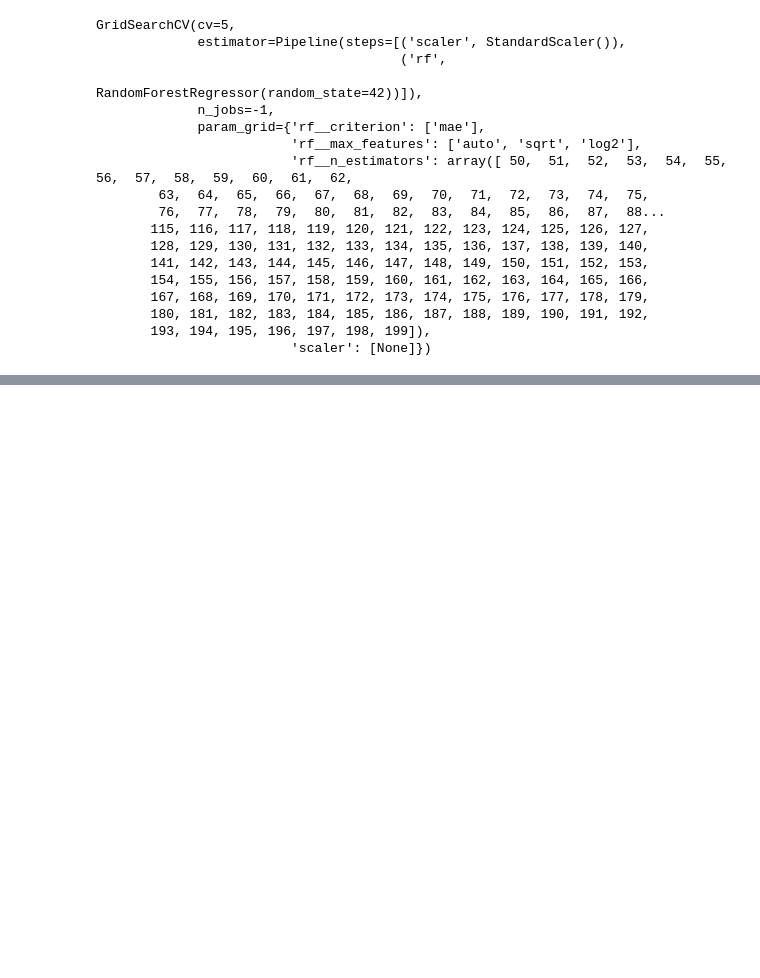
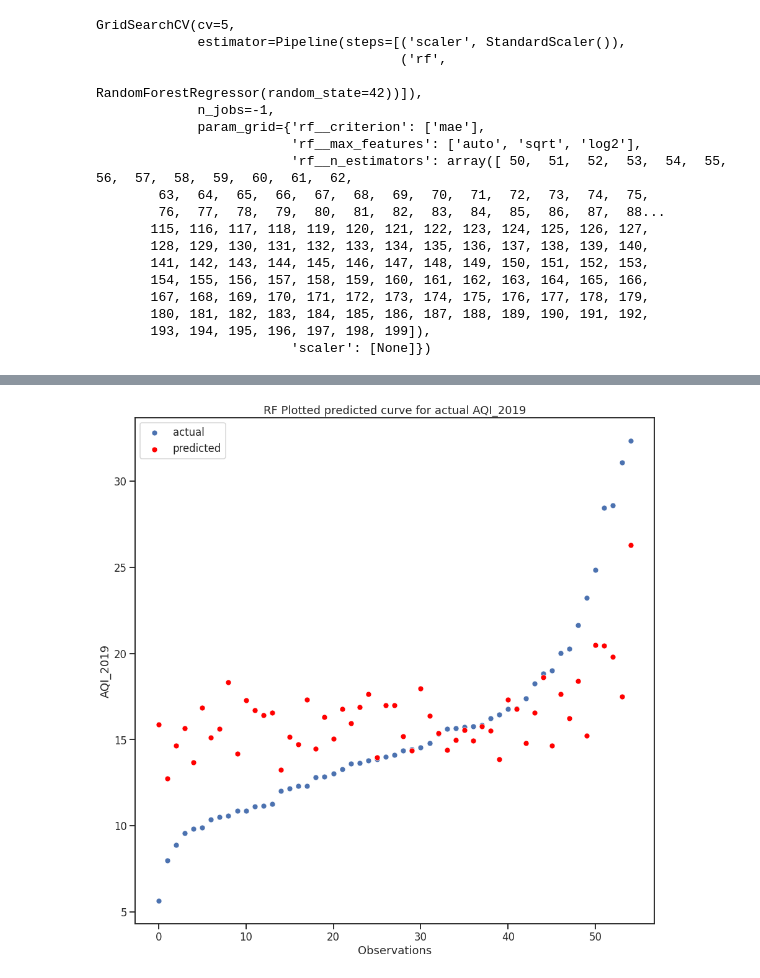
Before and after one commit to willkchan/Pollution-Forecast, a Jupyter notebook: notebooks/modeling/Modeling_1_b.ipynb, the cells around one changed output, grey strips where cells are left out. Cells and saved outputs as stored; diff of their text form; code cells hidden in the pictures; blank space fills up the shorter version.

```diff
--- a/notebooks/modeling/Modeling_1_b.ipynb
+++ b/notebooks/modeling/Modeling_1_b.ipynb
@@ -125,0 +217,3 @@ rf_grid.best_params_
+# %%
+y_test_sorted = y_test.sort_values(by='AQI_2019')
+y_test_sorted[:10]
@@ -125,0 +232,5 @@ rf_grid.best_params_
+# %%
+rf_y_pred = rf_best.predict(X_test)
+rf_y_pred = pd.DataFrame({'AQI_2019':rf_y_pred.tolist()}, index=y_test.index)
+rf_y_pred = rf_y_pred.reindex(index=y_test_sorted.index)
+rf_y_pred[:10]
@@ -125,0 +249,12 @@ rf_grid.best_params_
+# %%
+plt.figure(figsize=(15,15))
+sns.scatterplot(data=y_test_sorted, x=np.arange(0,55), y='AQI_2019', label='actual')
+sns.scatterplot(data=rf_y_pred, x=np.arange(0,55), y='AQI_2019', color='red', label='predicted')
+# sns.lineplot(data=lr_y_pred, color='red', label='predicted')
+# sns.lineplot(data=y_test_sorted, color='blue', label='actual')
+
+plt.title('RF Plotted predicted curve for actual AQI_2019')
+plt.xlabel('Observations')
+plt.show();
+# %% [output]
+[figure, added]
```
Also changed, not shown: parts of 19 cells of this notebook, 1 other file.
